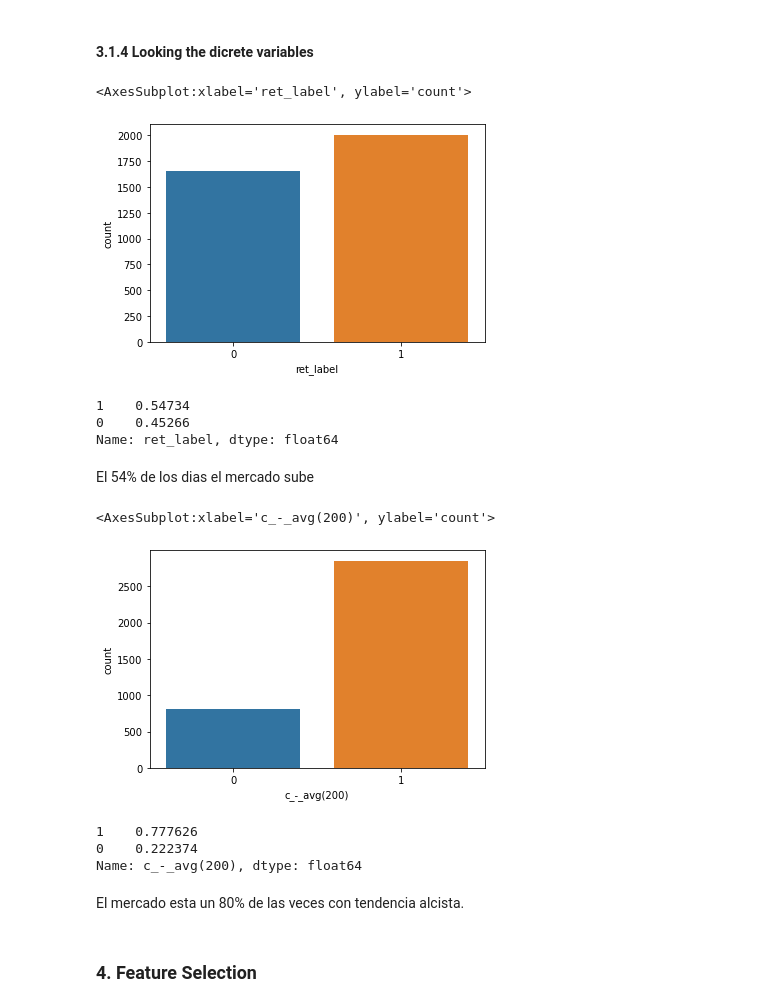
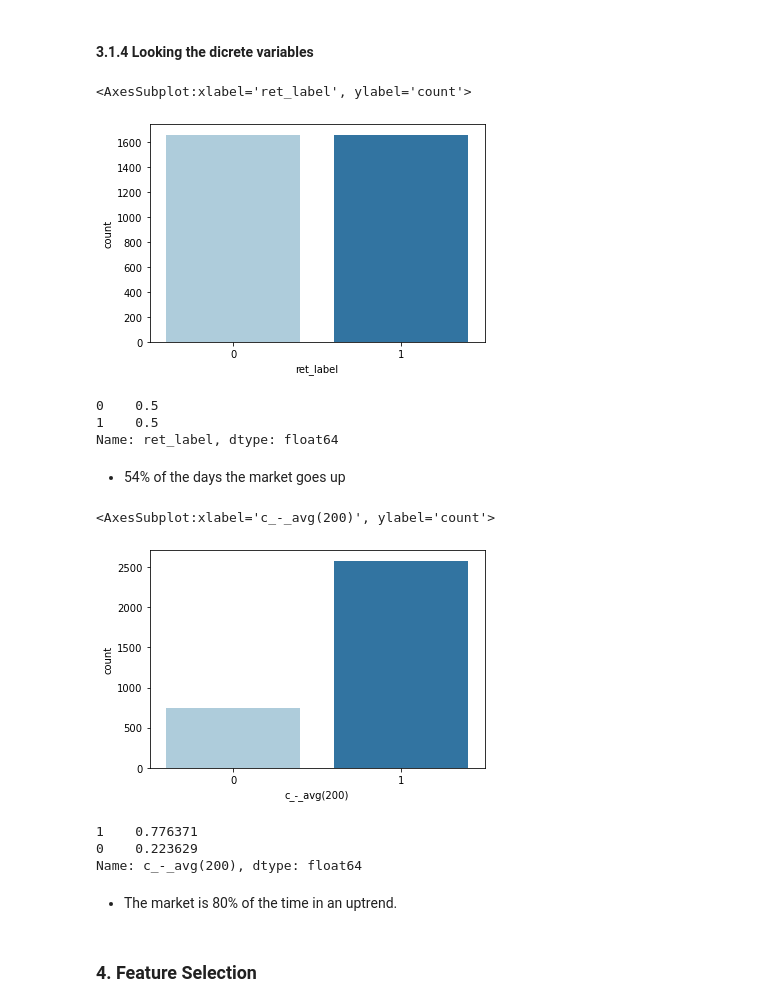
Before and after one commit to paulidl/Mid-bootcamp-project, a Jupyter notebook: Mid-bootcamp-project-main/Midproject_1.ipynb, the cells around one changed output. Cells and saved outputs as stored; diff of their text form; code cells hidden in the pictures.

```diff
--- a/Mid-bootcamp-project-main/Midproject_1.ipynb
+++ b/Mid-bootcamp-project-main/Midproject_1.ipynb
@@ -67,7 +72,7 @@ warnings.filterwarnings('ignore')
 # %% [markdown]
 ### 2.2 Importing Dataset
 # %%
-df = pd.read_excel("Midproject_dataset_fix.xlsx")
+df = pd.read_excel("Midproject_dataset_lst.xlsx")
 pd.set_option('display.max_columns', None)
 df.head()
 # %% [output]
@@ -509,32 +514,32 @@ plt.show()
 # %% [markdown]
 #### 3.1.4 Looking the dicrete variables
 # %%
-sns.countplot(x="ret_label", data=df2)
+sns.countplot(x="ret_label", data=df2, palette="Paired")
 # %% [output]
 <AxesSubplot:xlabel='ret_label', ylabel='count'>
-[figure, old version]
+[figure, new version]
 # %%
 # Benchmark
 df2.ret_label.value_counts(normalize=True)
 # %% [output]
-1    0.54734
-0    0.45266
+0    0.5
+1    0.5
 Name: ret_label, dtype: float64
 # %% [markdown]
-El 54% de los dias el mercado sube
+* 54% of the days the market goes up
 # %%
-sns.countplot(x="c_-_avg(200)", data=df2)
+sns.countplot(x="c_-_avg(200)", data=df2, palette="Paired")
 # %% [output]
 <AxesSubplot:xlabel='c_-_avg(200)', ylabel='count'>
-[figure, old version]
+[figure, new version]
 # %%
 df2['c_-_avg(200)'].value_counts(normalize=True)
 # %% [output]
-1    0.777626
-0    0.222374
+1    0.776371
+0    0.223629
 Name: c_-_avg(200), dtype: float64
 # %% [markdown]
-El mercado esta un 80% de las veces con tendencia alcista.
+* The market is 80% of the time in an uptrend.
 # %% [markdown]
 ### 4. Feature Selection
 # %%
```
Also changed, not shown: parts of 37 cells of this notebook, 9 other files.
